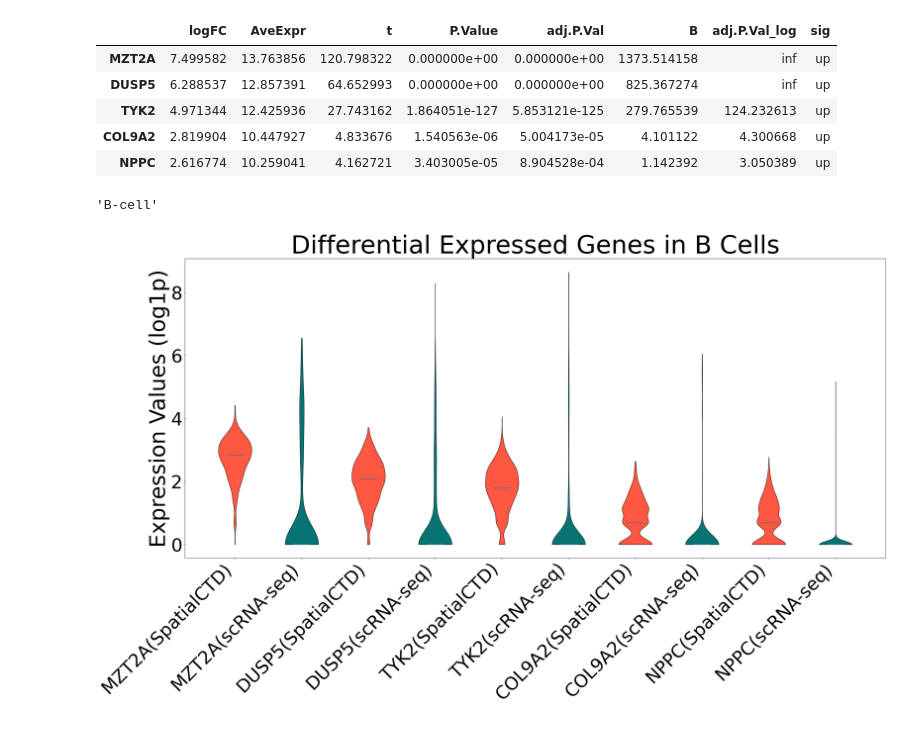
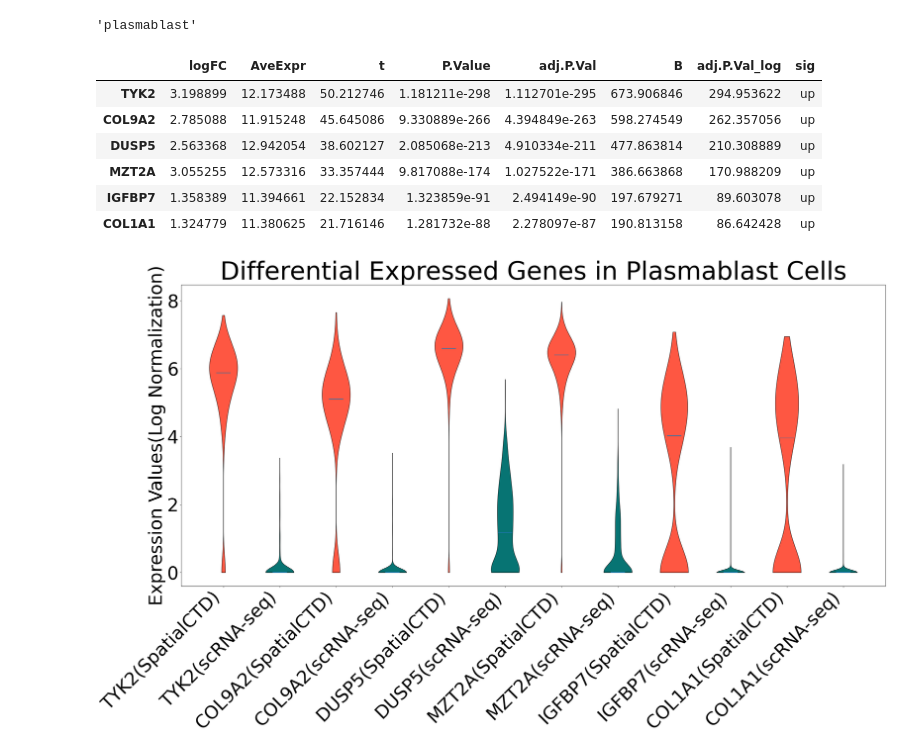
Before and after one commit to OmicsML/SpatialCTD, a Jupyter notebook: DE_analysis/DE_exp1.ipynb, the cells around one changed output. Saved outputs shown, nothing was run; the diff lists cells and outputs as text; code cells hidden in the pictures.

```diff
--- a/DE_analysis/DE_exp1.ipynb
+++ b/DE_analysis/DE_exp1.ipynb
@@ -158,5 +172,6 @@ r(rscript)
 # %%
-result=r(rscript)
+# Retrieve the 'nrDEG' variable from R to Python
+result = pandas2ri.rpy2py(robjects.globalenv['nrDEG'])
 fold_cutoff=1 # logFC threshold
 adjp_cutoff=0.05 # adjusted p-value threshold
 
@@ -243,3 +268,11 @@ DEG_result
+# %%
+# result[result['adj.P.Val_log']==float("inf")]['adj.P.Val_log'] = 100
+# result
+chosen_celltype_cosmx
+# %% [output]
+'plasmablast'
+# %%
+chosen_celltype_cosmx = "Plasmablast Cells"
 # %%
 DEG_up = result[result["sig"] == "up"]
 DEG_up_6 = DEG_up.head(6)
@@ -249,28 +282,17 @@ DEG_up_6 = DEG_up.head(6)
 DEG_up_6
 # %% [output]
 |  | logFC | AveExpr | t | P.Value | adj.P.Val | B | adj.P.Val_log | sig |
-| MZT2A | 7.499582 | 13.763856 | 120.798322 | 0.000000e+00 | 0.000000e+00 | 1373.514158 | inf | up |
-| DUSP5 | 6.288537 | 12.857391 | 64.652993 | 0.000000e+00 | 0.000000e+00 | 825.367274 | inf | up |
-| TYK2 | 4.971344 | 12.425936 | 27.743162 | 1.864051e-127 | 5.853121e-125 | 279.765539 | 124.232613 | up |
-| COL9A2 | 2.819904 | 10.447927 | 4.833676 | 1.540563e-06 | 5.004173e-05 | 4.101122 | 4.300668 | up |
-| NPPC | 2.616774 | 10.259041 | 4.162721 | 3.403005e-05 | 8.904528e-04 | 1.142392 | 3.050389 | up |
+| TYK2 | 3.198899 | 12.173488 | 50.212746 | 1.181211e-298 | 1.112701e-295 | 673.906846 | 294.953622 | up |
+| COL9A2 | 2.785088 | 11.915248 | 45.645086 | 9.330889e-266 | 4.394849e-263 | 598.274549 | 262.357056 | up |
+| DUSP5 | 2.563368 | 12.942054 | 38.602127 | 2.085068e-213 | 4.910334e-211 | 477.863814 | 210.308889 | up |
+| MZT2A | 3.055255 | 12.573316 | 33.357444 | 9.817088e-174 | 1.027522e-171 | 386.663868 | 170.988209 | up |
+| IGFBP7 | 1.358389 | 11.394661 | 22.152834 | 1.323859e-91 | 2.494149e-90 | 197.679271 | 89.603078 | up |
+| COL1A1 | 1.324779 | 11.380625 | 21.716146 | 1.281732e-88 | 2.278097e-87 | 190.813158 | 86.642428 | up |
 # %%
 data_plotter = []
 for gene in DEG_up_6.index:
-    data_plotter.append(np.log1p(cosmx_sc_chosen_df[gene].values))
-    data_plotter.append(np.log1p(sc_nsclc_chosen_df[gene].values))
-
-
-# data_plotter = []
-# for gene in DEG_up_6.index:
-#     data_plotter.append(cosmx_sc_chosen_df[gene].values)
-#     data_plotter.append(sc_nsclc_chosen_df[gene].values)
+    data_plotter.append(cosmx_sc_log[gene].values)
+    data_plotter.append(sc_nsclc_log[gene].values)
-# %%
-chosen_celltype_cosmx
-# %% [output]
-'B-cell'
-# %%
-chosen_celltype_cosmx = "B Cells"
 # %%
 import matplotlib.pyplot as plt
 def set_axis_style(ax, labels):
@@ -280,32 +302,32 @@ def set_axis_style(ax, labels):
     ax.set_xticklabels(labels, rotation = 45, fontsize = 50,  ha='right')
     ax.set_xlim(0.25, len(labels) + 0.75)
     # ax.set_ylabel('Y Axis', fontsize=14)
     # ax.set_yticks(fontsize = 10)
     ax.tick_params(axis='y', labelsize=50)
 fig, ax = plt.subplots(nrows=1, ncols=1, figsize=(35, 20), sharey=True)
-ax.set_ylabel("Expression Values (log1p)", fontsize= 60)
+ax.set_ylabel("Expression Values(Log Normalization)", fontsize= 50)
 ax.set_title("Differential Expressed Genes in %s"%(chosen_celltype_cosmx), fontsize= 70)
 parts = ax.violinplot(
     data_plotter, showmeans=False, showmedians=True,
     showextrema=False
 )
 for i in range(len(parts['bodies'])):
     if i % 2 == 0:
         parts['bodies'][i].set_facecolor('#fe5742')
     else:
         parts['bodies'][i].set_facecolor('#077473')
     parts['bodies'][i].set_edgecolor('black')
     parts['bodies'][i].set_alpha(1)
 labels = []
 for gene in DEG_up_6.index:
     labels.append(gene+str("(SpatialCTD)"))
     labels.append(gene+str("(scRNA-seq)"))
 
 
 
 set_axis_style(ax, labels)
 plt.subplots_adjust(bottom=0.30, wspace=0.05)
 plt.savefig("./fig/%s_up.pdf"%(chosen_celltype_cosmx))
 plt.show()
 # %% [output]
-[figure, old version]
+[figure, new version]
```
Also changed, not shown: parts of 13 cells of this notebook.
